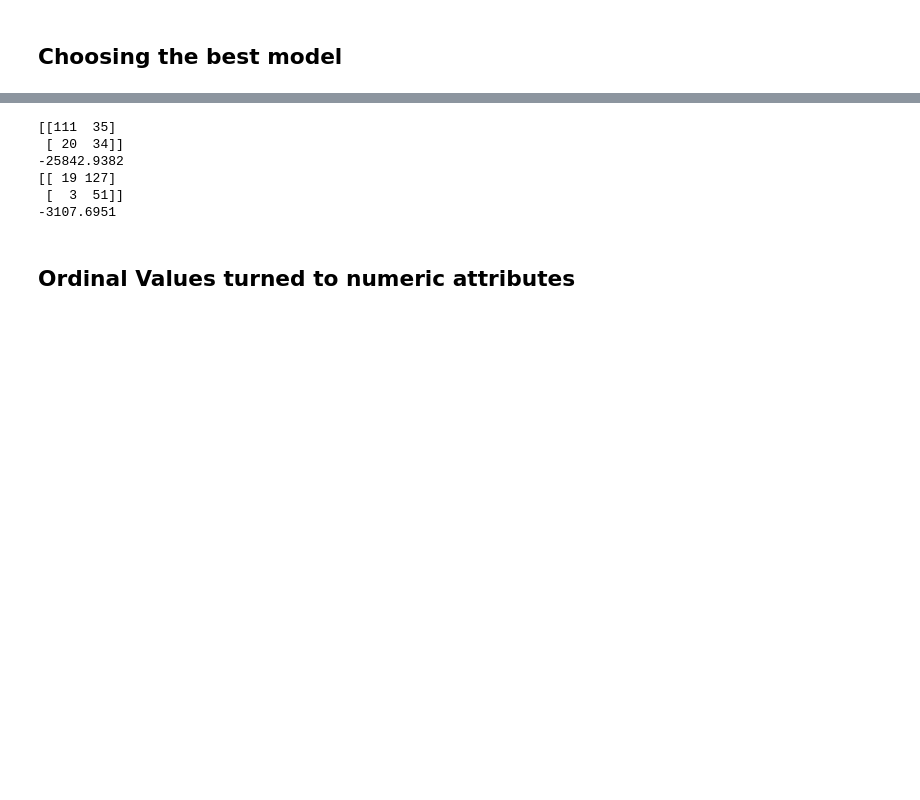
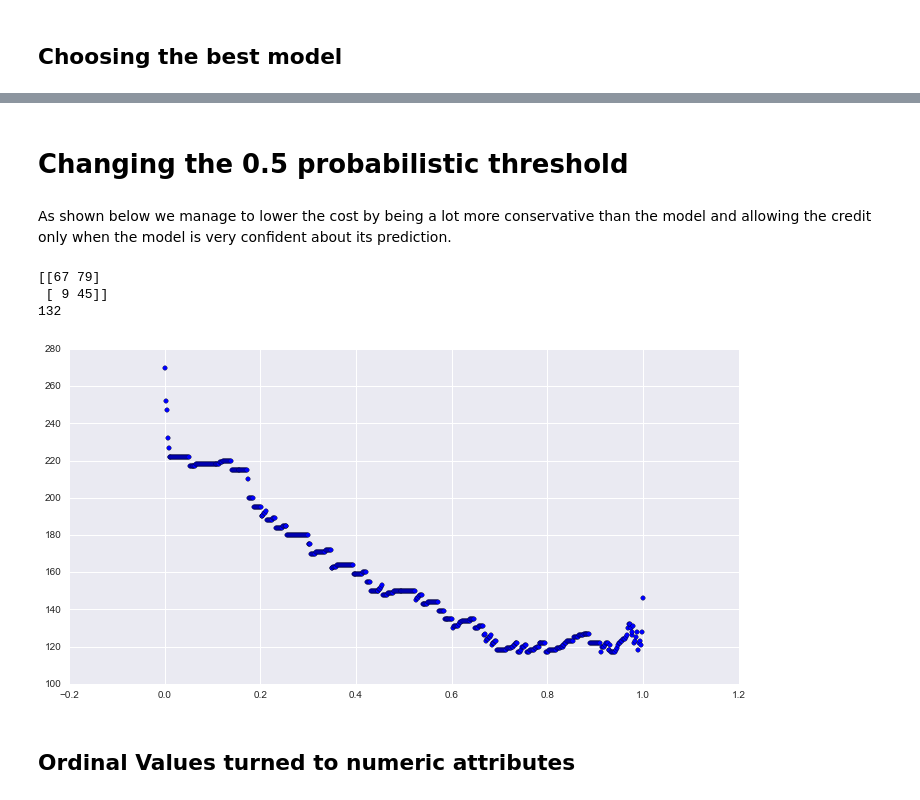
Before and after one commit to rlhez/scoring, a Jupyter notebook: scoring.ipynb, the cells around one changed output, grey strips where cells are left out. Saved outputs shown, nothing was run; the diff lists cells and outputs as text; code cells hidden in the pictures; blank space fills up the shorter version.

```diff
--- a/scoring.ipynb
+++ b/scoring.ipynb
@@ -121,6 +165,0 @@ X_all_num = preprocess(X,convert_numeric=True)
-# %%
-from sklearn.feature_selection import VarianceThreshold
-sel = VarianceThreshold(threshold=(.8 * (1 - .8)))
-features = sel.fit_transform(X_all)
-print X_all.shape
-features
@@ -398,5 +391,0 @@ sorted(scores, key= lambda x: np.mean(x[2]),reverse=True )[:10]
-# %%
-
-probas = nb_model.predict_proba(X_test)
-
-len(probas[:,0][(probas[:,0] < .63) & (probas[:,0] > .5)])
@@ -495,12 +477,4 @@ plt.legend(loc='best');
-# %%
-print confusion_matrix(y_test,chooseThreshold(NB_alone,0.5))
-print roi(confusion_matrix(y_test,chooseThreshold(NB_alone,0.5))[0,0],confusion_matrix(y_test,chooseThreshold(NB_alone,0.5))[1,0])
-print confusion_matrix(y_test,chooseThreshold(gb_model,0.98))
-print roi(confusion_matrix(y_test,chooseThreshold(gb_model,0.98))[0,0],confusion_matrix(y_test,chooseThreshold(gb_model,0.98))[1,0])
-# %% [output]
-[[111  35]
- [ 20  34]]
--25842.9382
-[[ 19 127]
- [  3  51]]
--3107.6951
+# %% [markdown]
+# Changing the 0.5 probabilistic threshold
+# %% [markdown]
+As shown below we manage to lower the cost by being a lot more conservative than the model and allowing the credit only when the model is very confident about its prediction.
@@ -507,3 +491,16 @@ print roi(confusion_matrix(y_test,chooseThreshold(gb_model,0.98))[0,0],confusion
+# %%
+thresholds = np.linspace(0,1,500)
+
+for t in thresholds:
+    plt.scatter(t,cost(y_test,chooseThreshold(nb_model,t)))
+
+print confusion_matrix(y_test,chooseThreshold(nb_model,0.96))
+print cost(y_test,chooseThreshold(nb_model,0.97))
+# %% [output]
+[[67 79]
+ [ 9 45]]
+132
+[figure, added]
 # %% [markdown]
 ## Ordinal Values turned to numeric attributes
 # %%
```
Also changed, not shown: parts of 49 cells of this notebook, 1 other file.
